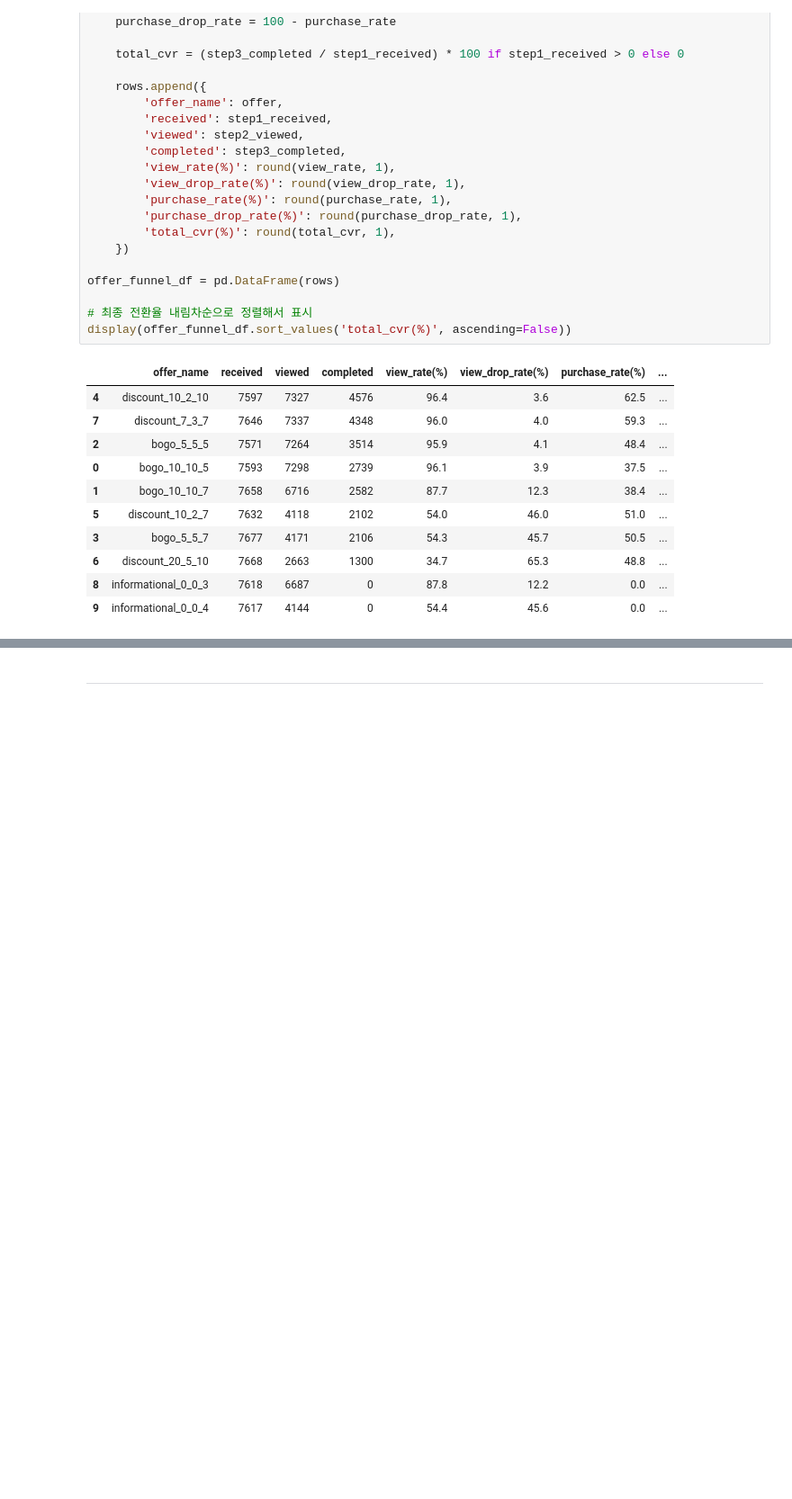
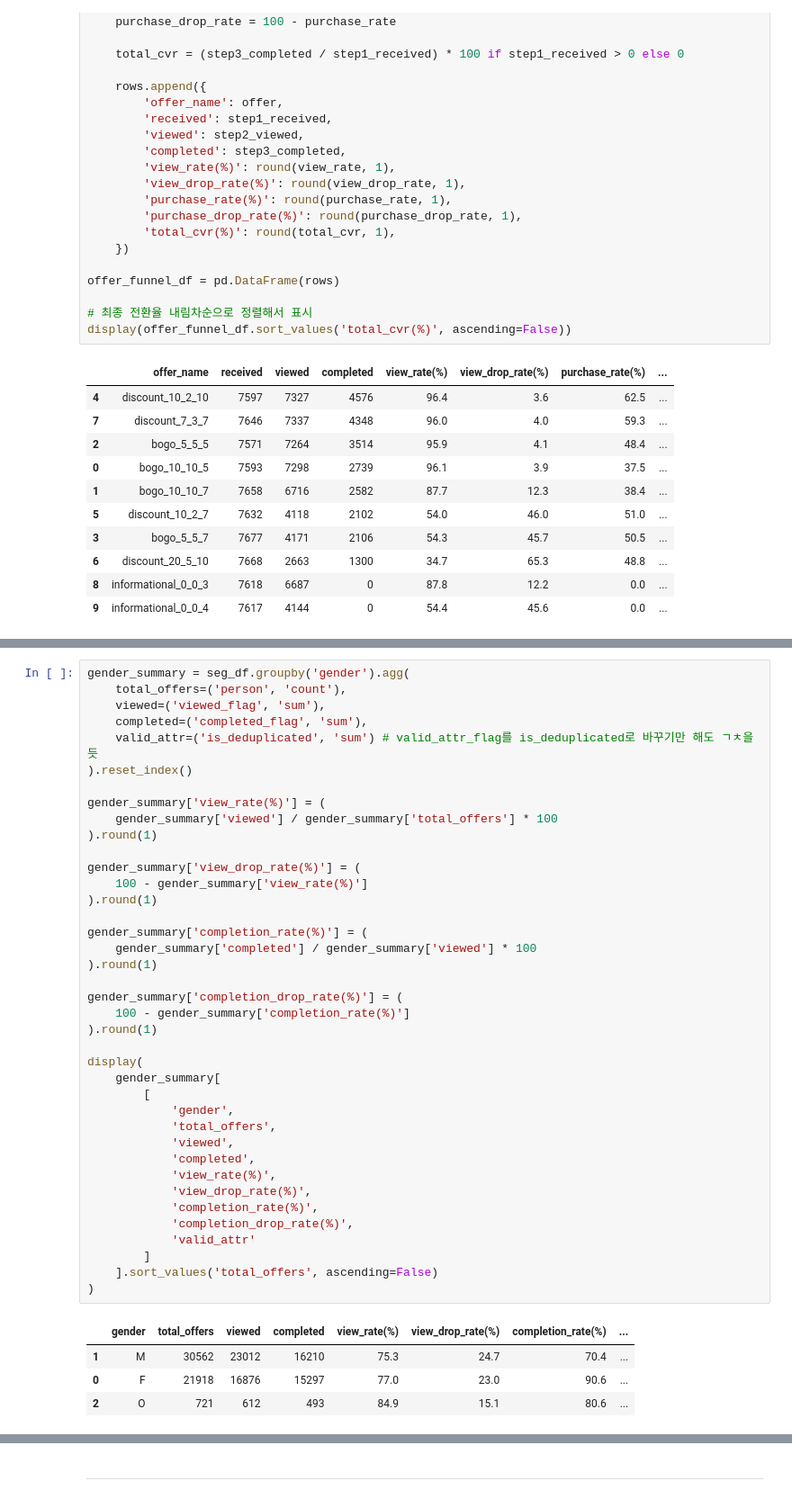
Before and after one commit to yoohengu/marketing_starbucks, a Jupyter notebook: khw/04_UK_bogo_dis_seg_cus.ipynb, the cells around one changed output, grey strips where cells are left out. Shown at 90% size. Cells and saved outputs as stored; diff of their text form; blank space fills up the shorter version.

```diff
--- a/khw/04_UK_bogo_dis_seg_cus.ipynb
+++ b/khw/04_UK_bogo_dis_seg_cus.ipynb
@@ -721,0 +735,44 @@ display(offer_funnel_df.sort_values('total_cvr(%)', ascending=False))
+# %%
+gender_summary = seg_df.groupby('gender').agg(
+    total_offers=('person', 'count'),
+    viewed=('viewed_flag', 'sum'),
+    completed=('completed_flag', 'sum'),
+    valid_attr=('is_deduplicated', 'sum') # valid_attr_flag를 is_deduplicated로 바꾸기만 해도 ㄱㅊ을듯
+).reset_index()
+
+gender_summary['view_rate(%)'] = (
+    gender_summary['viewed'] / gender_summary['total_offers'] * 100
+).round(1)
+
+gender_summary['view_drop_rate(%)'] = (
+    100 - gender_summary['view_rate(%)']
+).round(1)
+
+gender_summary['completion_rate(%)'] = (
+    gender_summary['completed'] / gender_summary['viewed'] * 100
+).round(1)
+
+gender_summary['completion_drop_rate(%)'] = (
+    100 - gender_summary['completion_rate(%)']
+).round(1)
+
+display(
+    gender_summary[
+        [
+            'gender',
+            'total_offers',
+            'viewed',
+            'completed',
+            'view_rate(%)',
+            'view_drop_rate(%)',
+            'completion_rate(%)',
+            'completion_drop_rate(%)',
+            'valid_attr'
+        ]
+    ].sort_values('total_offers', ascending=False)
+)
+# %% [output]
+|  | gender | total_offers | viewed | completed | view_rate(%) | view_drop_rate(%) | completion_rate(%) | ... |
+| 1 | M | 30562 | 23012 | 16210 | 75.3 | 24.7 | 70.4 | ... |
+| 0 | F | 21918 | 16876 | 15297 | 77.0 | 23.0 | 90.6 | ... |
+| 2 | O | 721 | 612 | 493 | 84.9 | 15.1 | 80.6 | ... |
```
Also changed, not shown: parts of 6 cells of this notebook.
